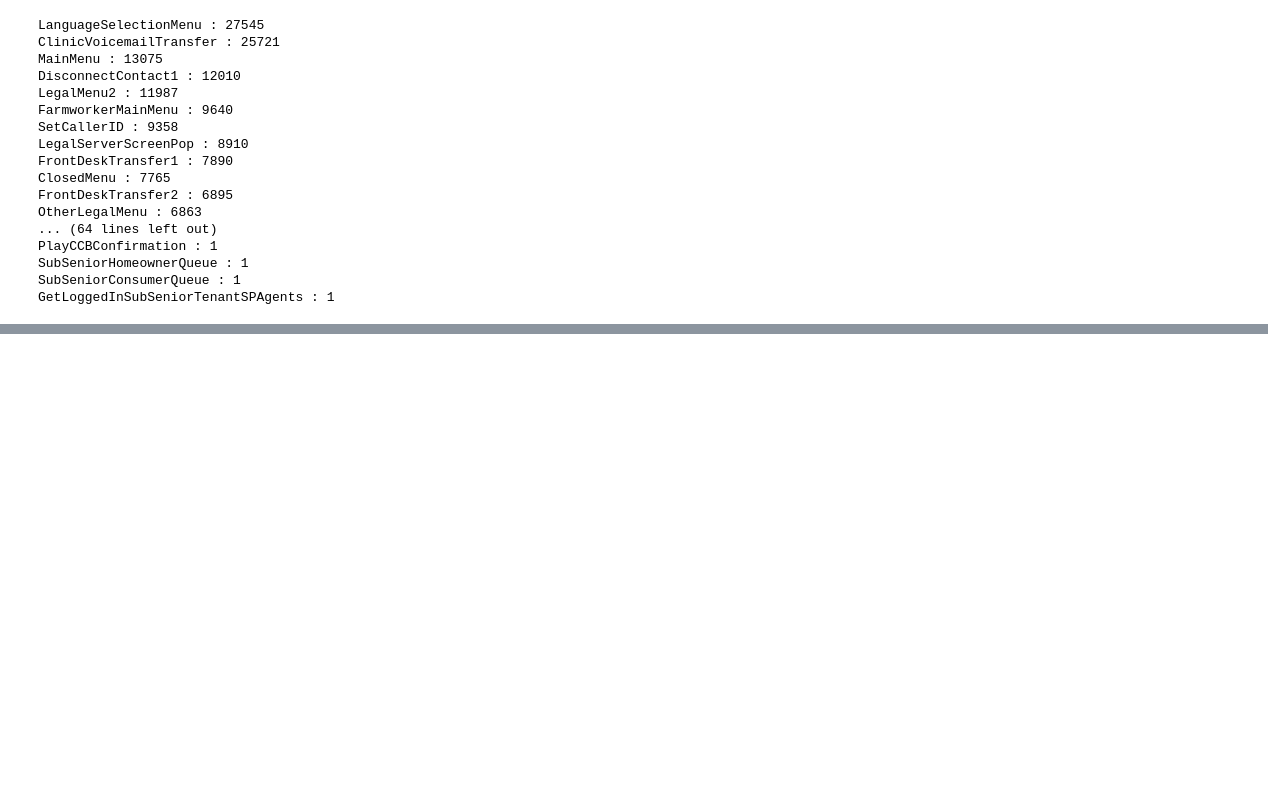
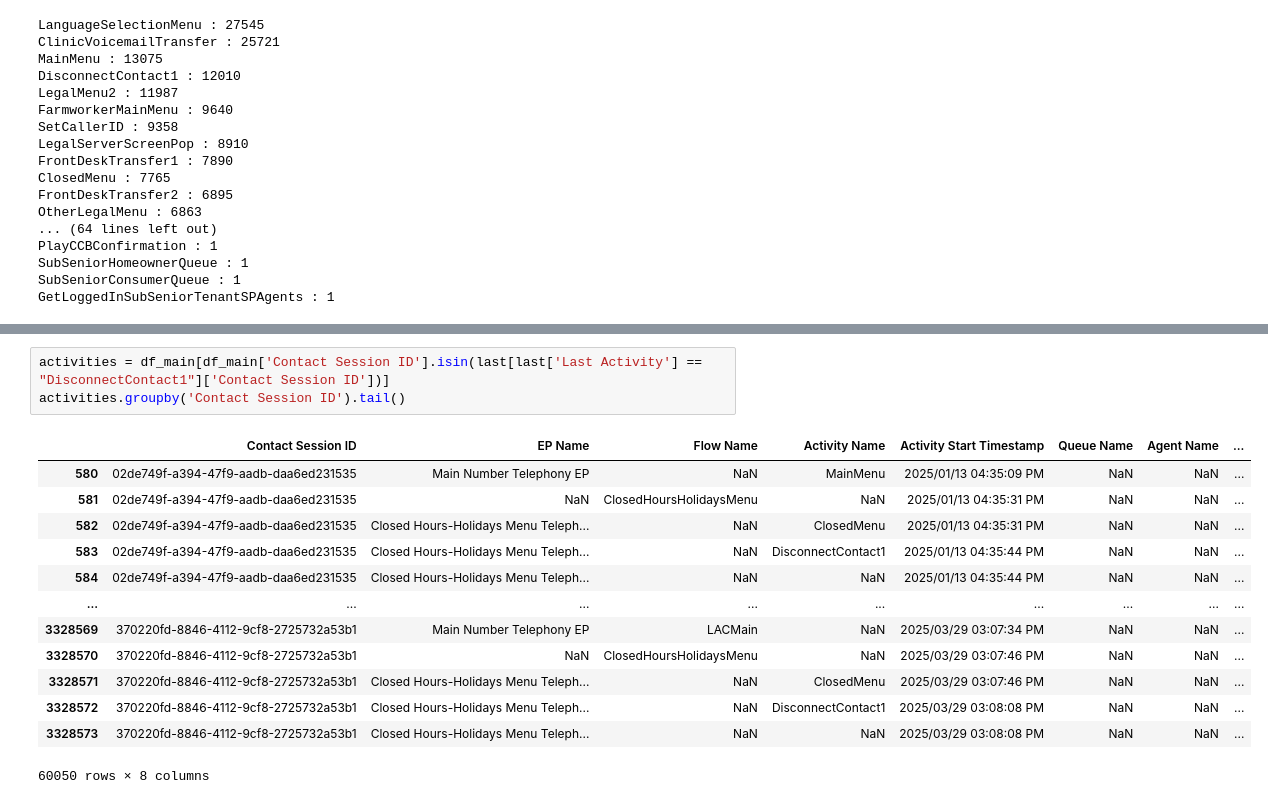
Before and after one commit to arvindkrishna87/STAT390_LegalAid_Fall2025, a Jupyter notebook: Code/Call outcome analysis/Consistency_Check_CallOutcome_Nov17_Derwent.ipynb, the cells around one changed output, grey strips where cells are left out. Drawn from its saved outputs; the diff is of its cells as text; blank space fills up the shorter version.

```diff
--- a/Code/Call outcome analysis/Consistency_Check_CallOutcome_Nov17_Derwent.ipynb
+++ b/Code/Call outcome analysis/Consistency_Check_CallOutcome_Nov17_Derwent.ipynb
@@ -333,0 +336,17 @@ Name: Activity Name, dtype: object
+# %%
+activities = df_main[df_main['Contact Session ID'].isin(last[last['Last Activity'] == "DisconnectContact1"]['Contact Session ID'])]
+activities.groupby('Contact Session ID').tail()
+# %% [output]
+|  | Contact Session ID | EP Name | Flow Name | Activity Name | Activity Start Timestamp | Queue Name | Agent Name | ... |
+| 580 | 02de749f-a394-47f9-aadb-daa6ed231535 | Main Number Telephony EP | NaN | MainMenu | 2025/01/13 04:35:09 PM | NaN | NaN | ... |
+| 581 | 02de749f-a394-47f9-aadb-daa6ed231535 | NaN | ClosedHoursHolidaysMenu | NaN | 2025/01/13 04:35:31 PM | NaN | NaN | ... |
+| 582 | 02de749f-a394-47f9-aadb-daa6ed231535 | Closed Hours-Holidays Menu Teleph... | NaN | ClosedMenu | 2025/01/13 04:35:31 PM | NaN | NaN | ... |
+| 583 | 02de749f-a394-47f9-aadb-daa6ed231535 | Closed Hours-Holidays Menu Teleph... | NaN | DisconnectContact1 | 2025/01/13 04:35:44 PM | NaN | NaN | ... |
+| 584 | 02de749f-a394-47f9-aadb-daa6ed231535 | Closed Hours-Holidays Menu Teleph... | NaN | NaN | 2025/01/13 04:35:44 PM | NaN | NaN | ... |
+| ... | ... | ... | ... | ... | ... | ... | ... | ... |
+| 3328569 | 370220fd-8846-4112-9cf8-2725732a53b1 | Main Number Telephony EP | LACMain | NaN | 2025/03/29 03:07:34 PM | NaN | NaN | ... |
+| 3328570 | 370220fd-8846-4112-9cf8-2725732a53b1 | NaN | ClosedHoursHolidaysMenu | NaN | 2025/03/29 03:07:46 PM | NaN | NaN | ... |
+| 3328571 | 370220fd-8846-4112-9cf8-2725732a53b1 | Closed Hours-Holidays Menu Teleph... | NaN | ClosedMenu | 2025/03/29 03:07:46 PM | NaN | NaN | ... |
+| 3328572 | 370220fd-8846-4112-9cf8-2725732a53b1 | Closed Hours-Holidays Menu Teleph... | NaN | DisconnectContact1 | 2025/03/29 03:08:08 PM | NaN | NaN | ... |
+| 3328573 | 370220fd-8846-4112-9cf8-2725732a53b1 | Closed Hours-Holidays Menu Teleph... | NaN | NaN | 2025/03/29 03:08:08 PM | NaN | NaN | ... |
+60050 rows × 8 columns
```
Also changed, not shown: parts of 9 cells of this notebook, 2 other files.
